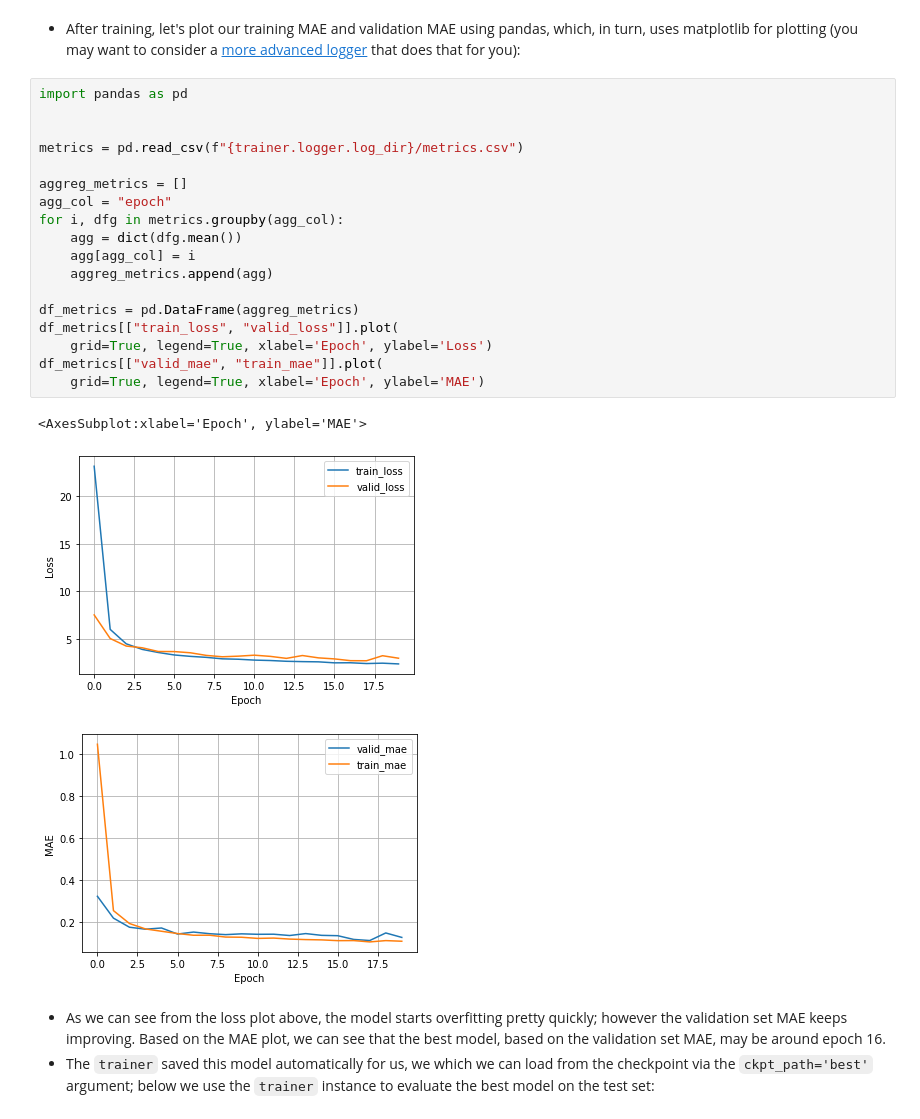
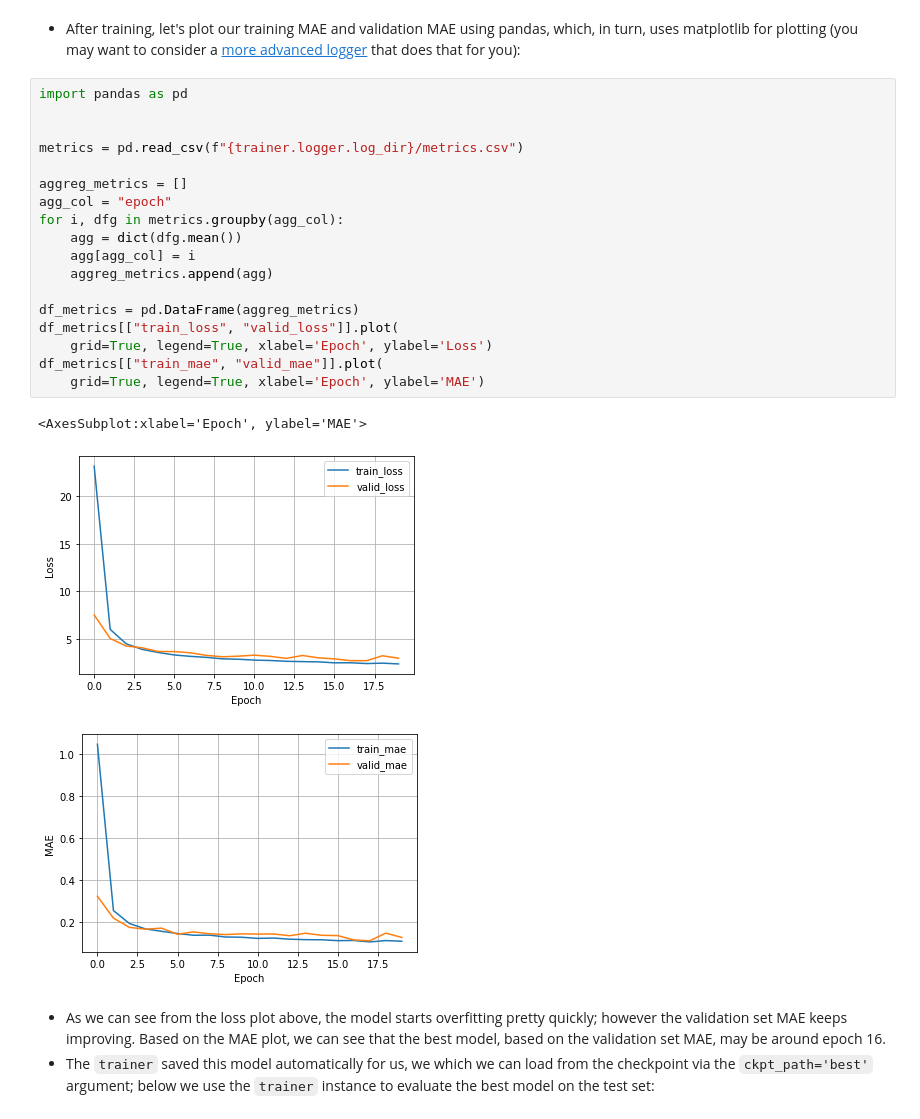
Before and after one commit to Raschka-research-group/coral-pytorch, a Jupyter notebook: docs/tutorials/pytorch_lightning/ordinal-corn_mnist.ipynb, the cells around one changed output. Drawn from its saved outputs; the diff is of its cells as text.

```diff
--- a/docs/tutorials/pytorch_lightning/ordinal-corn_mnist.ipynb
+++ b/docs/tutorials/pytorch_lightning/ordinal-corn_mnist.ipynb
@@ -352,25 +409,25 @@ LOCAL_RANK: 0 - CUDA_VISIBLE_DEVICES: [0,1,2,3]
 # %%
 import pandas as pd
 
 
 metrics = pd.read_csv(f"{trainer.logger.log_dir}/metrics.csv")
 
 aggreg_metrics = []
 agg_col = "epoch"
 for i, dfg in metrics.groupby(agg_col):
     agg = dict(dfg.mean())
     agg[agg_col] = i
     aggreg_metrics.append(agg)
 
 df_metrics = pd.DataFrame(aggreg_metrics)
 df_metrics[["train_loss", "valid_loss"]].plot(
     grid=True, legend=True, xlabel='Epoch', ylabel='Loss')
-df_metrics[["valid_mae", "train_mae"]].plot(
+df_metrics[["train_mae", "valid_mae"]].plot(
     grid=True, legend=True, xlabel='Epoch', ylabel='MAE')
 # %% [output]
 <AxesSubplot:xlabel='Epoch', ylabel='MAE'>
 [figure]
-[figure, old version]
+[figure, new version]
 # %% [markdown]
 - As we can see from the loss plot above, the model starts overfitting pretty quickly; however the validation set MAE keeps improving. Based on the MAE plot, we can see that the best model, based on the validation set MAE, may be around epoch 16.
 - The `trainer` saved this model automatically for us, we which we can load from the checkpoint via the `ckpt_path='best'` argument; below we use the `trainer` instance to evaluate the best model on the test set:
```
Also changed, not shown: parts of 8 cells of this notebook, 58 other files.
